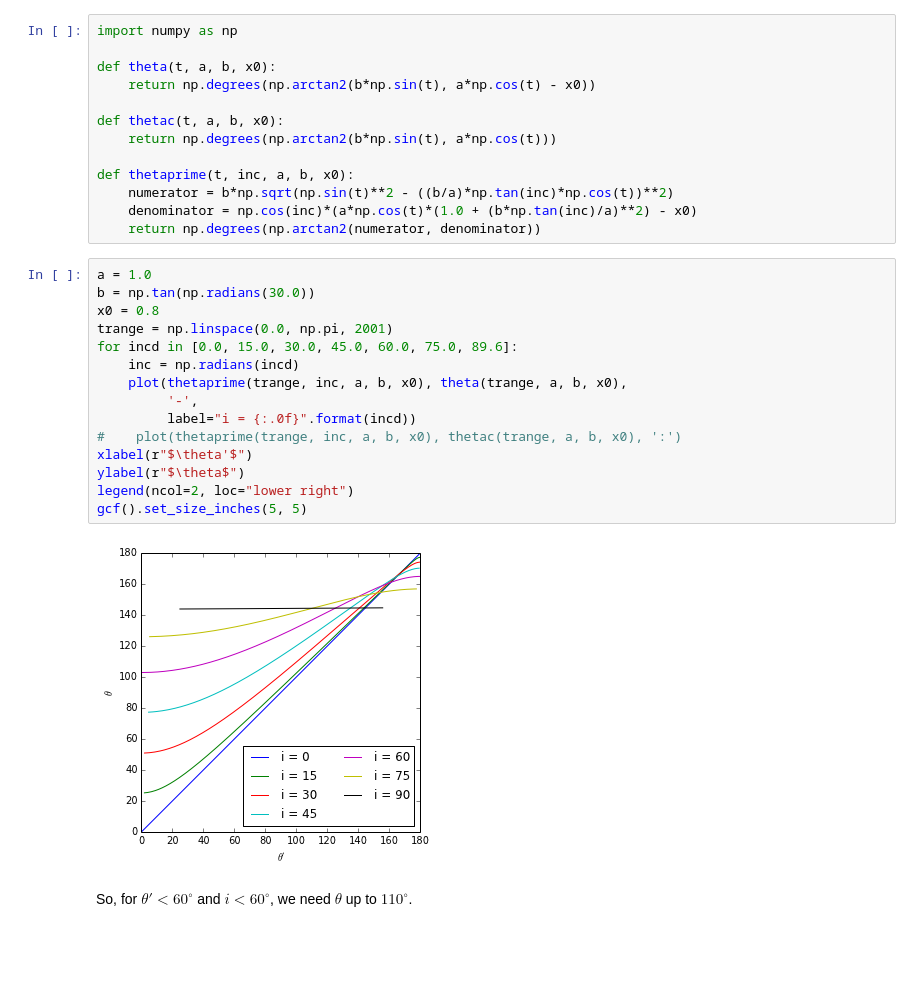
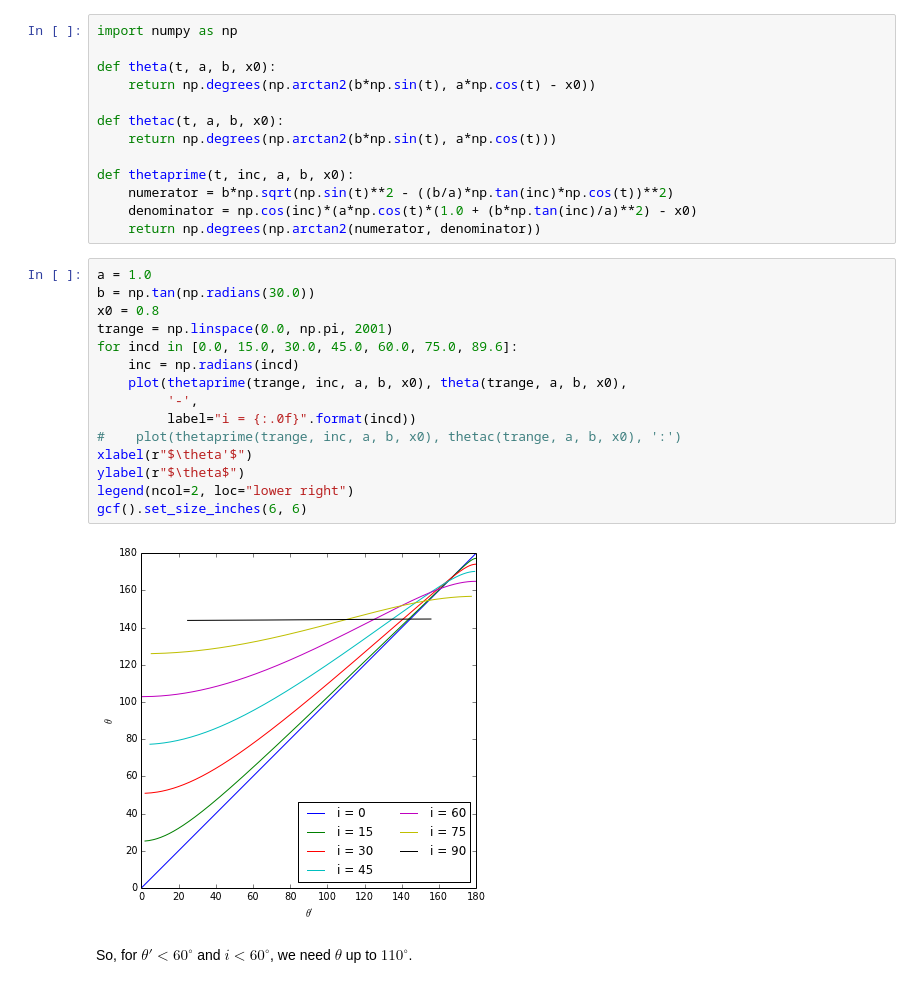
Before and after one commit to will-henney/bowshock-shape, a Jupyter notebook: Ellipse projection.ipynb, the cells around one changed output. Saved outputs shown, nothing was run; the diff lists cells and outputs as text; blank space fills up the shorter version.

```diff
--- a/Ellipse projection.ipynb
+++ b/Ellipse projection.ipynb
@@ -14,20 +16,20 @@ def thetaprime(t, inc, a, b, x0):
 # %%
 a = 1.0
 b = np.tan(np.radians(30.0))
 x0 = 0.8
 trange = np.linspace(0.0, np.pi, 2001)
 for incd in [0.0, 15.0, 30.0, 45.0, 60.0, 75.0, 89.6]:
     inc = np.radians(incd)
     plot(thetaprime(trange, inc, a, b, x0), theta(trange, a, b, x0),
          '-',
          label="i = {:.0f}".format(incd))
 #    plot(thetaprime(trange, inc, a, b, x0), thetac(trange, a, b, x0), ':')
 xlabel(r"$\theta'$")
 ylabel(r"$\theta$")
 legend(ncol=2, loc="lower right")
-gcf().set_size_inches(5, 5)
+gcf().set_size_inches(6, 6)
 # %% [output]
-[figure, old version]
+[figure, new version]
 # %% [markdown]
 So, for $\theta' < 60^\circ$ and $i < 60^\circ$, we need $\theta$ up to $110^\circ$.
 # %% [markdown]
```
Also changed, not shown: parts of 6 cells of this notebook, 2 other files.
